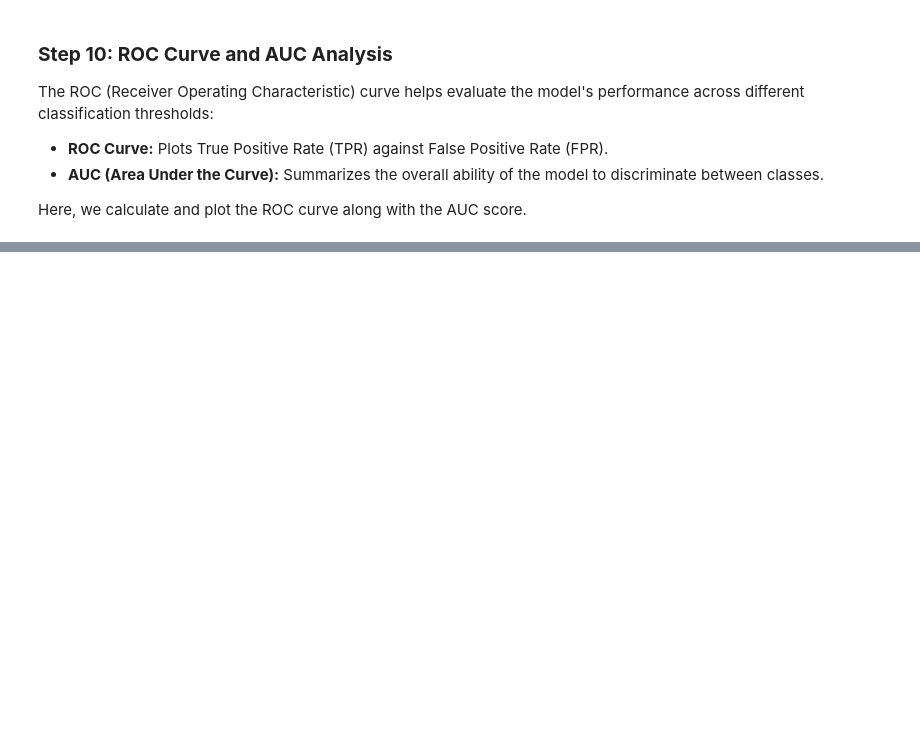
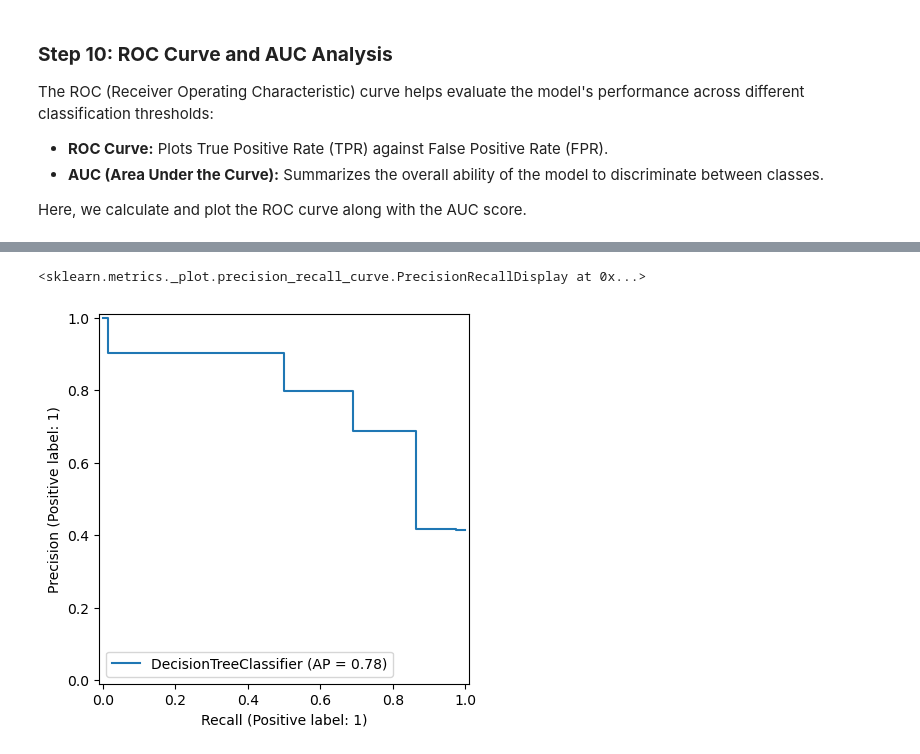
Before and after one commit to tmsantar/Santarelli-Data-Science-Portfolio, a Jupyter notebook: Week 10/IDS Week 10_2_IN-CLASS.ipynb, the cells around one changed output, grey strips where cells are left out. Saved outputs shown, nothing was run; the diff lists cells and outputs as text; code cells hidden in the pictures; blank space fills up the shorter version.

Commit message:
Finish Week 10 ICA
Learned how to use grid search cv to tune our decision tree models.

```diff
--- a/Week 10/IDS Week 10_2_IN-CLASS.ipynb
+++ b/Week 10/IDS Week 10_2_IN-CLASS.ipynb
@@ -168,6 +168,13 @@ dtree = DecisionTreeClassifier(random_state=42)
 
 
 # Set up GridSearchCV
+grid_search = GridSearchCV(estimator = dtree, # Reference model to use
+                           param_grid = param_grid, # Import param_grid
+                           scoring = "f1", # Metric to tune for
+                           verbose = 3, # Show you the amount of steps in the model being built
+                           cv = 5, # Number of folds to cross-validate
+)
 
 
 # Fit GridSearchCV to the training data
+grid_search.fit(X_train, y_train)
@@ -180,10 +212,10 @@ import matplotlib.pyplot as plt
 from sklearn.metrics import accuracy_score, confusion_matrix, classification_report
 
 # Get the best estimator
-
-
+best_dtree = grid_search.best_estimator_
 # Predict on the test set
-
+y_pred = best_dtree.predict(X_test)
 # Print classification report
-
+print(classification_report(y_test, y_pred))
 # Print confusion matrix
+print(confusion_matrix(y_test, y_pred))
@@ -250,0 +302,7 @@ plt.show()
+# %%
+from sklearn.metrics import PrecisionRecallDisplay
+
+PrecisionRecallDisplay.from_estimator(best_dtree, X_test, y_test,)
+# %% [output]
+<sklearn.metrics._plot.precision_recall_curve.PrecisionRecallDisplay at 0x...>
+[figure, added]
```
Also changed, not shown: parts of 4 cells of this notebook.
